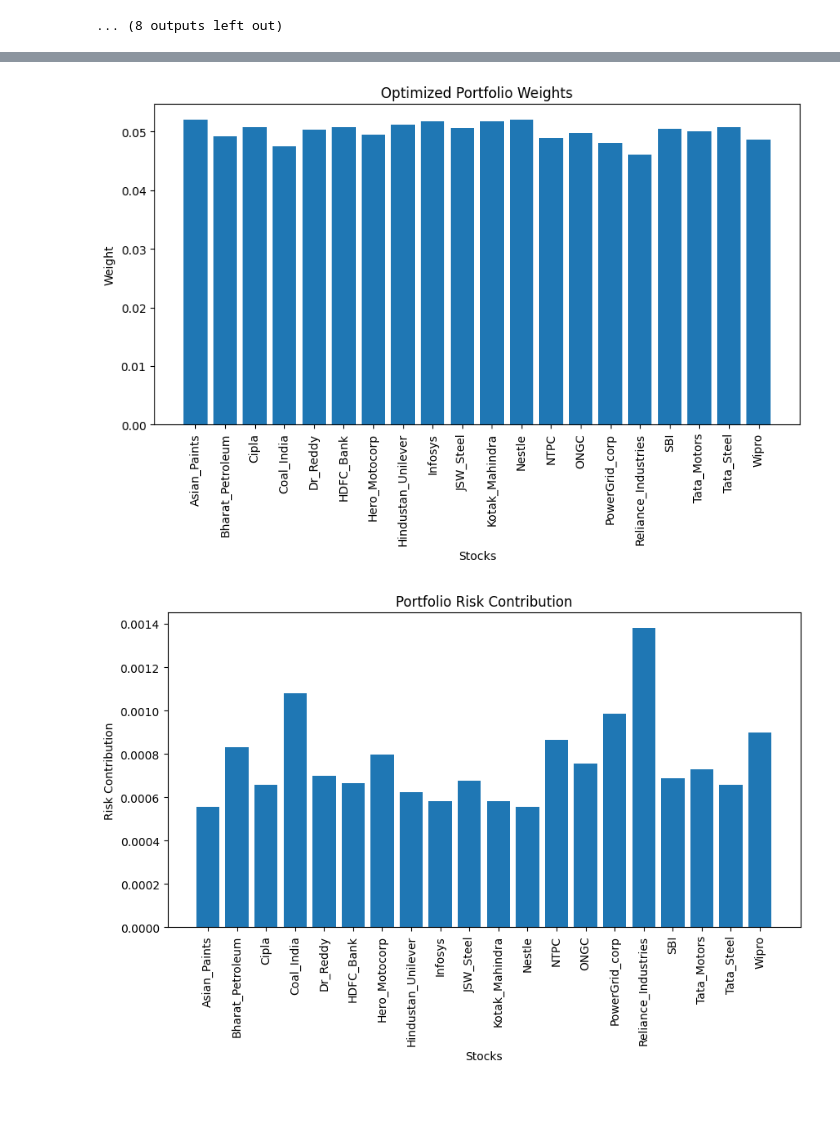
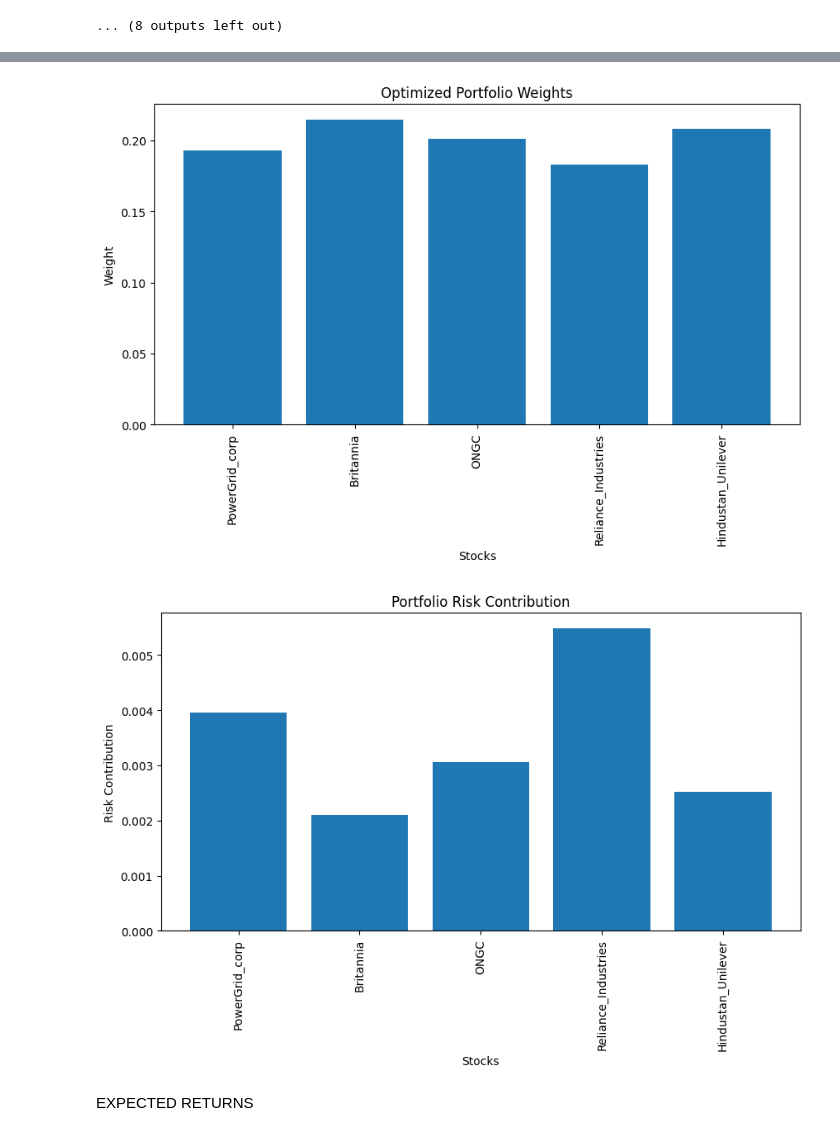
Before and after one commit to dishagupta2413/Major_Project_, a Jupyter notebook: ARCH-GARCH/garch.ipynb, the cells around one changed output, grey strips where cells are left out. Saved outputs shown, nothing was run; the diff lists cells and outputs as text; code cells hidden in the pictures; blank space fills up the shorter version.

```diff
--- a/ARCH-GARCH/garch.ipynb
+++ b/ARCH-GARCH/garch.ipynb
@@ -352,0 +530,8 @@ Wipro: 0.051480683626317546
+# %%
+final_cluster={
+    'PowerGrid_corp': 0.020542923655907767,
+    'Britannia': 0.009760031758591754,
+    'ONGC': 0.01519874177649771,
+    'Reliance_Industries': 0.030008067315138526,
+    'Hindustan_Unilever': 0.012158764292309459
+}
@@ -354,7 +541,7 @@ Wipro: 0.051480683626317546
 import numpy as np
 import cvxpy as cp
 
-num_stocks = len(volatilities)
+num_stocks = len(final_cluster)
 
 print(num_stocks)
 weights = cp.Variable(num_stocks)
@@ -409,7 +598,7 @@ problem.solve(qcp=True)
 # %%
 optimized_weights = weights.value
 final_optimized_weight={}
-for i, stock in enumerate(volatilities.keys()):
+for i, stock in enumerate(final_cluster.keys()):
     final_optimized_weight[stock]=optimized_weights[i]
     print(f"{stock}: {optimized_weights[i]}")
 # %% [output]
@@ -436,10 +612,10 @@ Wipro: 0.048631083588181336
 # %%
 # Calculate portfolio risk contribution
-portfolio_risk_contribution = {stock: optimized_weights[i] * volatilities[stock] for i, stock in enumerate(volatilities.keys())}
+portfolio_risk_contribution = {stock: optimized_weights[i] * final_cluster[stock] for i, stock in enumerate(final_cluster.keys())}
 
 # Display portfolio composition
 print("Portfolio Composition:")
-for stock, weight in zip(volatilities.keys(), optimized_weights):
+for stock, weight in zip(final_cluster.keys(), optimized_weights):
     print(f"{stock}: {weight * 100:.2f}%")
 
 # Display portfolio risk contribution
@@ -471,26 +645,28 @@ Total Portfolio Risk: 1.53%
 # %%
 import matplotlib.pyplot as plt
 
 # Plotting optimized weights
 plt.figure(figsize=(10, 5))
-plt.bar(volatilities.keys(), optimized_weights)
+plt.bar(final_cluster.keys(), optimized_weights)
 plt.title('Optimized Portfolio Weights')
 plt.xlabel('Stocks')
 plt.ylabel('Weight')
 plt.xticks(rotation=90)
 plt.show()
 
 # Plotting portfolio risk contribution
 plt.figure(figsize=(10, 5))
 plt.bar(portfolio_risk_contribution.keys(), portfolio_risk_contribution.values())
 plt.title('Portfolio Risk Contribution')
 plt.xlabel('Stocks')
 plt.ylabel('Risk Contribution')
 plt.xticks(rotation=90)
 plt.show()
 # %% [output]
-[figure, old version]
+[figure, new version]
-[figure, old version]
+[figure, new version]
+# %% [markdown]
+EXPECTED RETURNS
 # %%
 # Assuming a risk-free rate
 risk_free_rate = 0.05  # 5% annual risk-free rate
```
Also changed, not shown: parts of 32 cells of this notebook.
